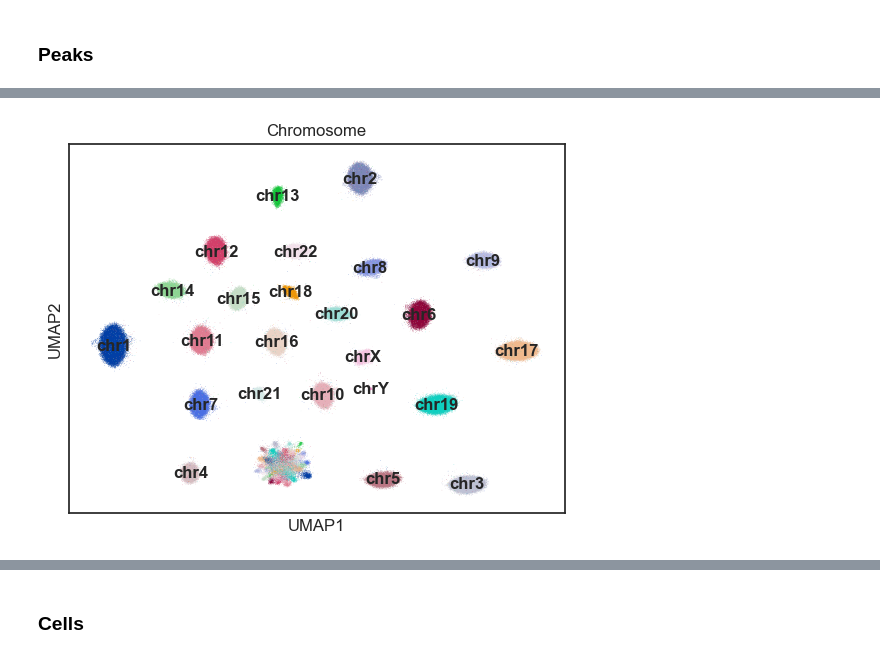
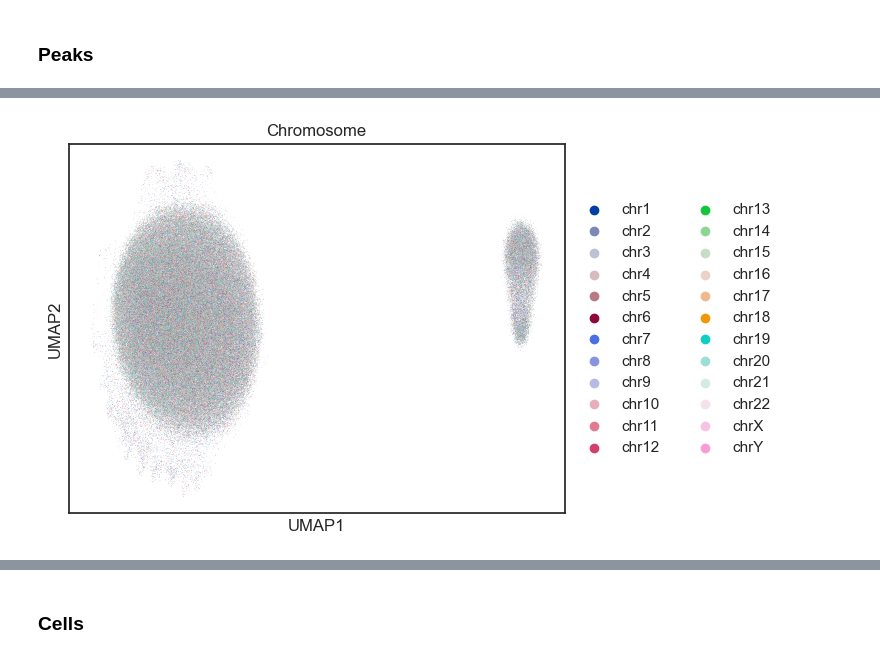
Before and after one commit to Claptar/peak2vec, a Jupyter notebook: notebooks/peak2vec.ipynb, the cells around one changed output, grey strips where cells are left out. Cells and saved outputs as stored; diff of their text form; code cells hidden in the pictures.

```diff
--- a/notebooks/peak2vec.ipynb
+++ b/notebooks/peak2vec.ipynb
@@ -336,3 +281,0 @@ adata.layers["binary"]
-# %%
-peaks, peak_pairs, negatives = next(iterator)
-peaks.size(), peak_pairs.size(), negatives.size(), dataset.counter, peaks, peak_pairs
@@ -406,3 +340,15 @@ class Peak2Vec(nn.Module):
         return indices[:topk], values[:topk]
 # %% [markdown]
 ## Training
+# %%
+seed = 4
+n_pairs = 20
+n_negative = 10
+samples_per_epoch = 20000
+batch_size = 512
+embedding_dim = 128
+trans_fraction=1
+cis_window=500000
+same_chr_negative_prob=0
+device = "cuda" if torch.cuda.is_available() else "cpu"
+print("Using device:", device)
@@ -409,17 +381,2 @@ class Peak2Vec(nn.Module):
 # %%
-seed = 4
-n_pairs = 20
-n_negative = 10
-samples_per_epoch = 20000
-batch_size = 512
-embedding_dim = 128
-trans_fraction=0.2
-cis_window=500000
-same_chr_negative_prob=0.5
-device = "cuda" if torch.cuda.is_available() else "cpu"
-print("Using device:", device)
-
-dataset = PeakDataset(adata, samples_per_epoch=samples_per_epoch, n_pairs=n_pairs, n_negative=n_negative, seed=seed, trans_fraction=trans_fraction, cis_window=cis_window, same_chr_negative_prob=same_chr_negative_prob)
-loader = DataLoader(dataset, batch_size=batch_size, collate_fn=peak2vec_collate, num_workers=0, pin_memory=True)
-model = Peak2Vec(adata.n_vars, embedding_dim=embedding_dim).to(device)
-optimizer = torch.optim.Adam(model.parameters(), lr=2e-3)
+history = list()
@@ -428,13 +383,13 @@ Using device: cuda
 # %%
-num_epochs = 100
+num_epochs = 200
 
-history = list()
 for epoch in range(1, num_epochs + 1):
     model.train()
 
     running = 0.0
     running_pos = 0.0
     running_neg = 0.0
+    #dataset.set_epoch(epoch)
     for step, (peaks, peak_pairs, negatives) in enumerate(loader, 1):
         peaks = peaks.to(device, non_blocking=True)
         peak_pairs = peak_pairs.to(device, non_blocking=True)
@@ -457,5 +412,5 @@ for epoch in range(1, num_epochs + 1):
     stats["pos_loss_mean"] = running_pos / step
     stats["neg_loss_mean"] = running_neg / step
     history.append(stats)
-    print(f"Epoch {epoch} | Step {step:03d} | Loss: {running / step:.4f} | Pos Loss: {stats['pos_loss_mean']:.4f} | Neg Loss: {stats['neg_loss_mean']:.4f} | Pos Score: {stats['pos_score_mean']:.4f} | Neg Score: {stats['neg_score_mean']:.4f}")
+    print(f"Epoch {epoch} | Step {step:03d} | Loss: {running / step:.6f} | Pos Loss: {stats['pos_loss_mean']:.6f} | Neg Loss: {stats['neg_loss_mean']:.6f} | Pos Score: {stats['pos_score_mean']:.6f} | Neg Score: {stats['neg_score_mean']:.6f}")
 # %% [output]
@@ -536,9 +492,14 @@ sc.pp.neighbors(adata_peaks, use_rep="peak2vec", n_neighbors=15, n_pcs=50, metri
 # Calculate UMAP
 sc.tl.umap(adata_peaks, random_state=4)
 # %%
-sc.pl.umap(adata_peaks, color=["Chromosome"], ncols=1, legend_loc="on data")
+sc.pl.umap(
+    adata_peaks,
+    color=["Chromosome"],
+    ncols=1,
+    # legend_loc="on data"
+)
 # %% [output]
-[figure, old version]
+[figure, new version]
 # %%
 adata_peaks.obsm["X_pca"] = sc.pp.pca(emb, n_comps=50)
 sc.pl.pca(adata_peaks, color=["Chromosome", "leiden"], ncols=1)
```
Also changed, not shown: parts of 47 cells of this notebook.
